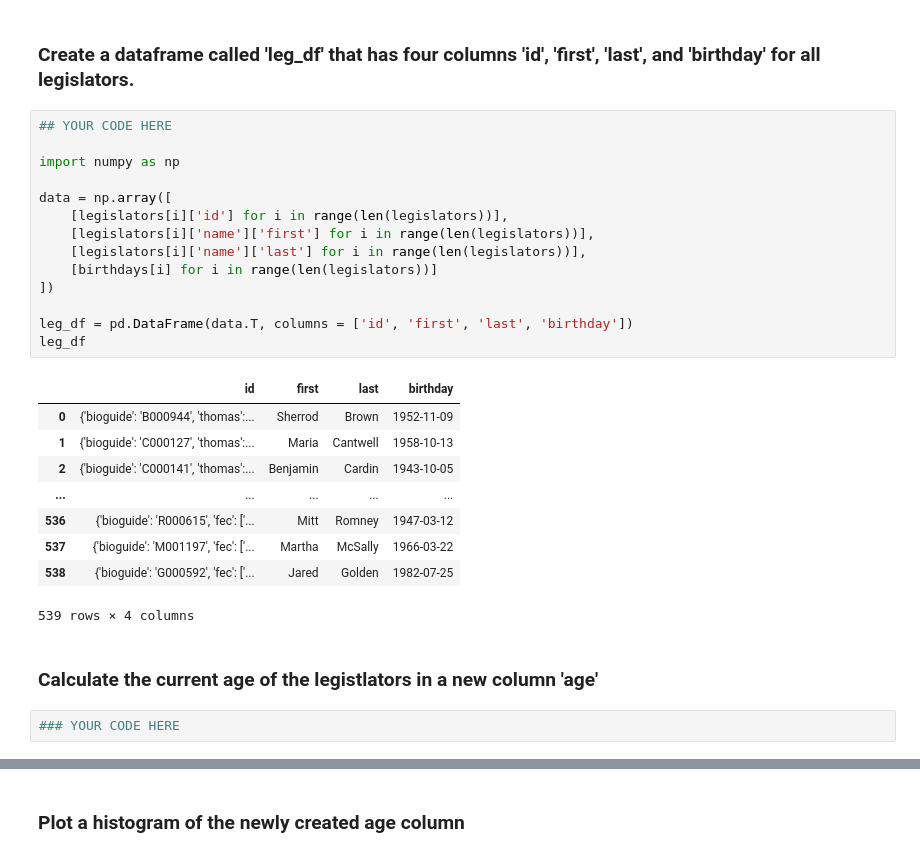
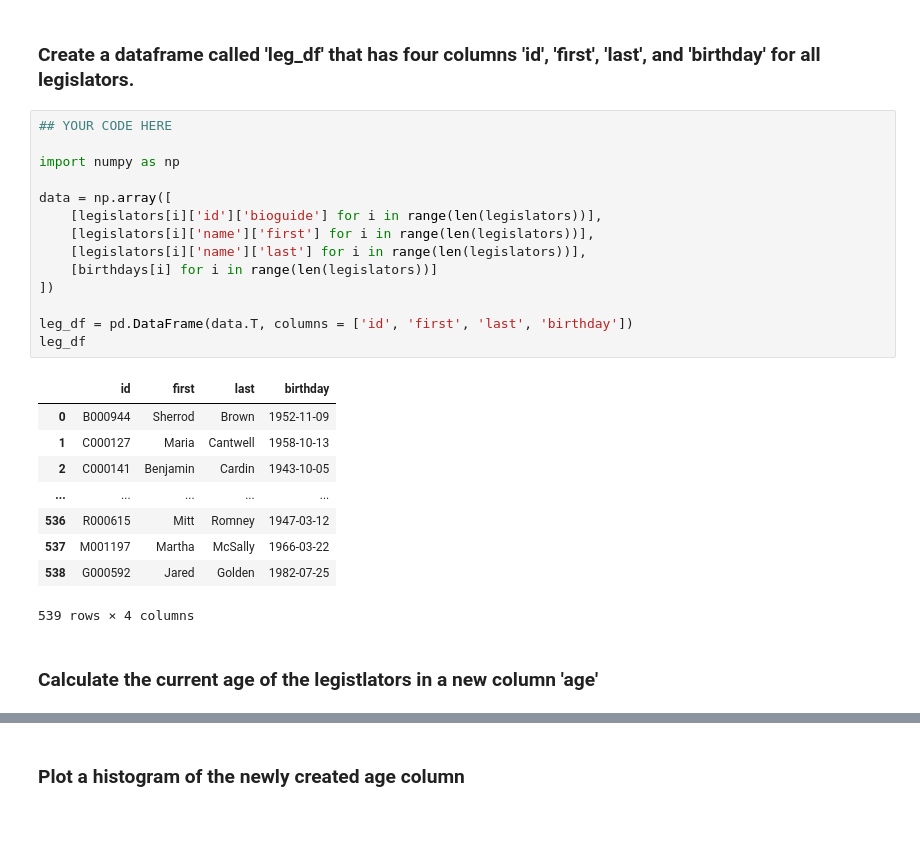
Before and after one commit to Victor-L-Almgren/Labs-and-exersizes, a Jupyter notebook: 7. Principles and Techniques for Data Science/LAB01/LAB01.ipynb, the cells around one changed output, grey strips where cells are left out. Cells and saved outputs as stored; diff of their text form; blank space fills up the shorter version.

```diff
--- a/7. Principles and Techniques for Data Science/LAB01/LAB01.ipynb
+++ b/7. Principles and Techniques for Data Science/LAB01/LAB01.ipynb
@@ -433,28 +425,26 @@ print(birthdays[0])
 # %%
 ## YOUR CODE HERE
 
 import numpy as np
 
 data = np.array([
-    [legislators[i]['id'] for i in range(len(legislators))],
+    [legislators[i]['id']['bioguide'] for i in range(len(legislators))],
     [legislators[i]['name']['first'] for i in range(len(legislators))],
     [legislators[i]['name']['last'] for i in range(len(legislators))],
     [birthdays[i] for i in range(len(legislators))]
 ])
 
 leg_df = pd.DataFrame(data.T, columns = ['id', 'first', 'last', 'birthday'])
 leg_df
 # %% [output]
 |  | id | first | last | birthday |
-| 0 | {'bioguide': 'B000944', 'thomas':... | Sherrod | Brown | 1952-11-09 |
-| 1 | {'bioguide': 'C000127', 'thomas':... | Maria | Cantwell | 1958-10-13 |
-| 2 | {'bioguide': 'C000141', 'thomas':... | Benjamin | Cardin | 1943-10-05 |
+| 0 | B000944 | Sherrod | Brown | 1952-11-09 |
+| 1 | C000127 | Maria | Cantwell | 1958-10-13 |
+| 2 | C000141 | Benjamin | Cardin | 1943-10-05 |
 | ... | ... | ... | ... | ... |
-| 536 | {'bioguide': 'R000615', 'fec': ['... | Mitt | Romney | 1947-03-12 |
-| 537 | {'bioguide': 'M001197', 'fec': ['... | Martha | McSally | 1966-03-22 |
-| 538 | {'bioguide': 'G000592', 'fec': ['... | Jared | Golden | 1982-07-25 |
+| 536 | R000615 | Mitt | Romney | 1947-03-12 |
+| 537 | M001197 | Martha | McSally | 1966-03-22 |
+| 538 | G000592 | Jared | Golden | 1982-07-25 |
 539 rows × 4 columns
 # %% [markdown]
 ### Calculate the current age of the legistlators in a new column 'age'
-# %%
-### YOUR CODE HERE
```
Also changed, not shown: parts of 31 cells of this notebook.
